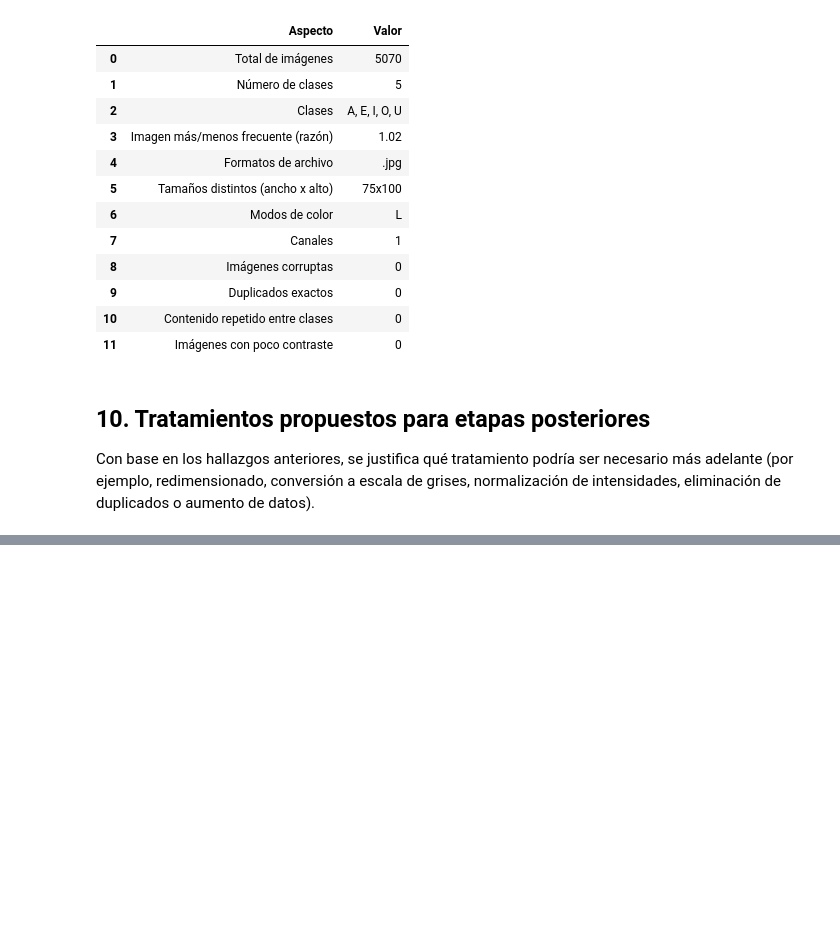
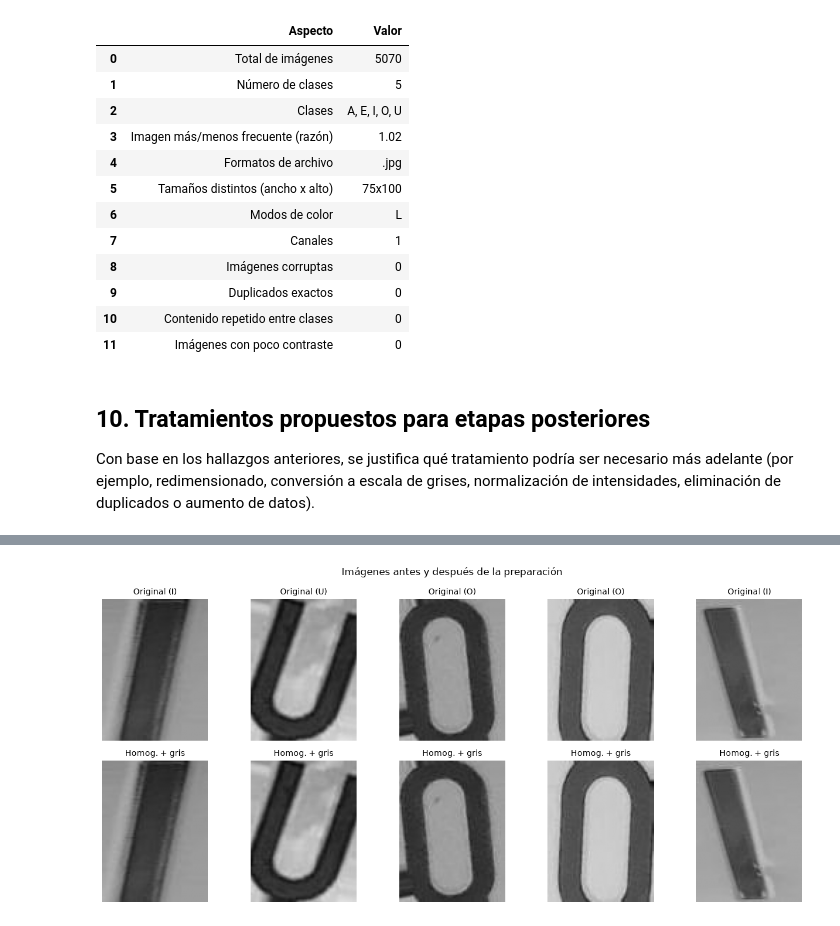
Before and after one commit to ldcantillom/vowel-recognizer-ml, a Jupyter notebook: Taller_Vocales_ML.ipynb, the cells around one changed output, grey strips where cells are left out. Drawn from its saved outputs; the diff is of its cells as text; code cells hidden in the pictures; blank space fills up the shorter version.

```diff
--- a/Taller_Vocales_ML.ipynb
+++ b/Taller_Vocales_ML.ipynb
@@ -427,0 +433,19 @@ Con base en los hallazgos anteriores, se justifica qué tratamiento podría ser
+# %%
+# Tamaño objetivo (ancho, alto). Se usa el tamaño original del dataset.
+ANCHO, ALTO = 75, 100
+
+imgs_homog = []
+n_redimensionadas = 0
+
+for ruta in df["ruta"]:
+    with Image.open(ruta) as im:
+        im = im.copy()
+    if im.size != (ANCHO, ALTO):          # 1) se revisa el tamaño original
+        n_redimensionadas += 1            # 2) se cuenta
+        im = im.resize((ANCHO, ALTO), Image.BILINEAR)   # 3) se redimensiona
+    imgs_homog.append(im)
+
+print("Imágenes procesadas:", len(imgs_homog))
+print("Imágenes que hubo que redimensionar:", n_redimensionadas)
+print("Tamaños finales:", pd.Series([im.size for im in imgs_homog]).value_counts().to_dict())
+print("Modos:", pd.Series([im.mode for im in imgs_homog]).value_counts().to_dict())
@@ -427,0 +461,10 @@ Con base en los hallazgos anteriores, se justifica qué tratamiento podría ser
+# %%
+imgs_gris = [im.convert("L") for im in imgs_homog]
+
+# Arreglo final: (n_imágenes, alto, ancho), valores 0-255
+X_img = np.stack([np.array(im, dtype=np.uint8) for im in imgs_gris])
+y = df["clase"].values
+
+print("Forma de X_img:", X_img.shape, "| tipo:", X_img.dtype)
+print("Rango de píxeles:", X_img.min(), "-", X_img.max())
+print("Clases en y:", np.unique(y))
@@ -427,0 +479,16 @@ Con base en los hallazgos anteriores, se justifica qué tratamiento podría ser
+# %%
+idx = np.random.RandomState(3).choice(len(df), 5, replace=False)
+
+fig, axes = plt.subplots(2, 5, figsize=(13, 6))
+for j, k in enumerate(idx):
+    with Image.open(df.iloc[k]["ruta"]) as im:
+        axes[0, j].imshow(im, cmap="gray", vmin=0, vmax=255)
+    axes[0, j].set_title(f"Original ({df.iloc[k]['clase']})", fontsize=10)
+    axes[1, j].imshow(X_img[k], cmap="gray", vmin=0, vmax=255)
+    axes[1, j].set_title("Homog. + gris", fontsize=10)
+    axes[0, j].axis("off"); axes[1, j].axis("off")
+plt.suptitle("Imágenes antes y después de la preparación")
+plt.tight_layout()
+plt.show()
+# %% [output]
+[figure, added]
```
Also changed, not shown: parts of 9 cells of this notebook.
